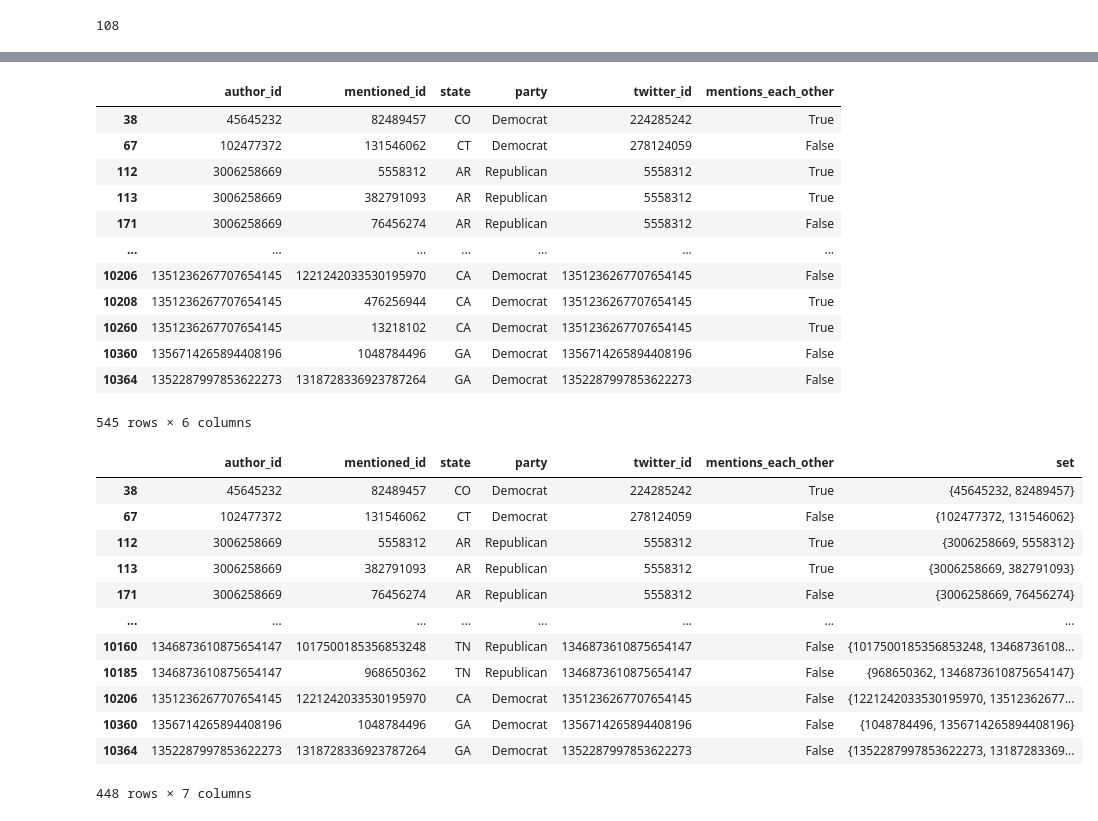
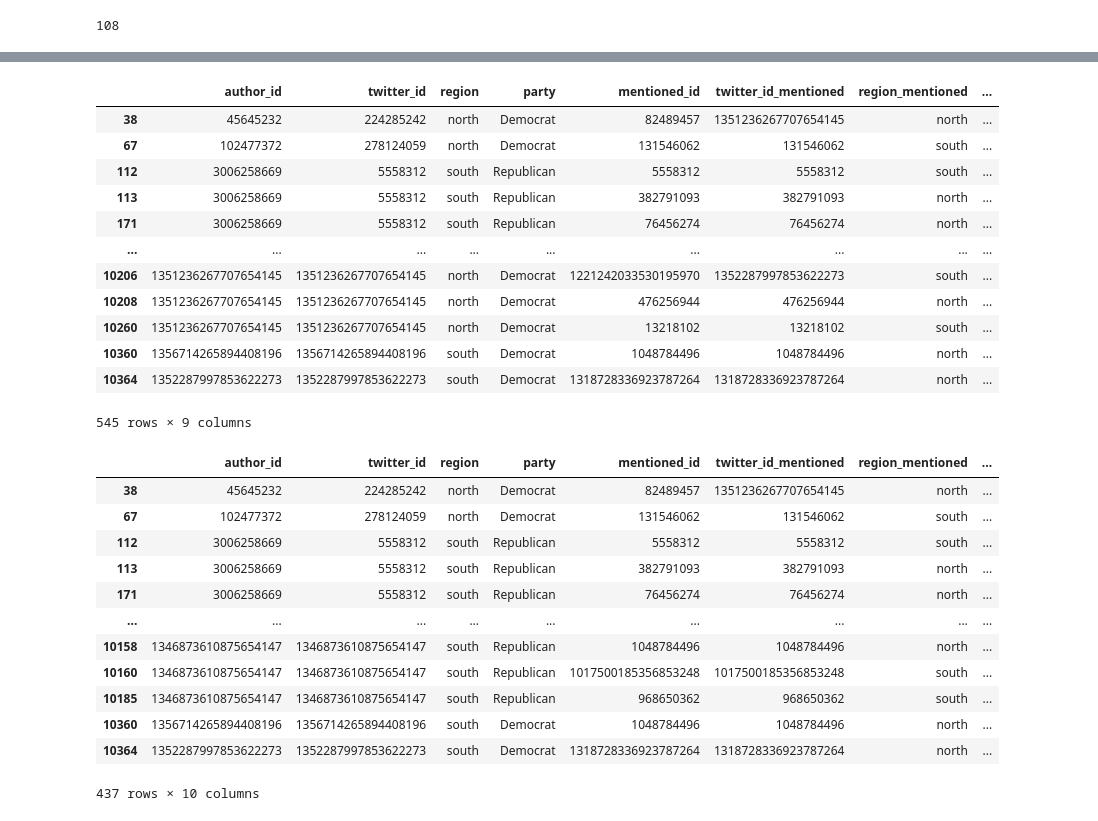
Before and after one commit to CEL-lab/multilayer_polarization, a Jupyter notebook: data/reciprocity.ipynb, the cells around one changed output, grey strips where cells are left out. Saved outputs shown, nothing was run; the diff lists cells and outputs as text; code cells hidden in the pictures.

Commit message:
mention matrix

```diff
--- a/data/reciprocity.ipynb
+++ b/data/reciprocity.ipynb
@@ -212,3 +234,6 @@ mentionedUsers
+# %%
+# mentionedUsers.merge(authorIDTwitterID, left_on = 'mentioned_id', right_on = 'author_id', how='left')
+mentionedUsers = mentionedUsers.merge(authorIDTwitterID, left_on='mentioned_id', right_on='author_id', how='left', suffixes=('', '_mentioned'))
 # %%
 print(len(mentionedUsers["mentioned_id"].unique()))
 print(len(mentionedUsers["author_id"].unique()))
@@ -257,0 +287,7 @@ filtered_data
+# %%
+# drop author_id_mentioned column from filtered_data
+filtered_data = filtered_data.drop(columns=['author_id_mentioned'])
+# %%
+# rearrange columns
+filtered_data = filtered_data[['author_id', 'twitter_id', 'region', 'party', 'mentioned_id', 'twitter_id_mentioned', 'region_mentioned', 'party_mentioned']]
+filtered_data
@@ -372,51 +412,57 @@ df = filtered_data
 # Create a new DataFrame with the desired structure
 new_df = pd.DataFrame({
     'author_id': df['author_id'],
+    'twitter_id': df['twitter_id'],
+    'region': df['region'],
+    'party': df['party'],
     'mentioned_id': df['mentioned_id'],
-    'state': df['state'],
-    'party': df['party'],
-    'twitter_id': df['twitter_id']
+    'twitter_id_mentioned': df['twitter_id_mentioned'],
+    'region_mentioned': df['region_mentioned'],
+    'party_mentioned': df['party_mentioned']
 })
 
 # Function to check if users mentioned each other
 def check_mention(row):
-    return any((df['author_id'] == row['mentioned_id']) & (df['mentioned_id'] == row['author_id']))
+    return any(
+        (df['author_id'] == row['mentioned_id']) & (df['mentioned_id'] == row['author_id'])
+        )
+    return any((df['twitter_id'] == row['twitter_id_mentioned']) & (df['twitter_id_mentioned'] == row['twitter_id']))
 
 # Apply the function to each row
 new_df['mentions_each_other'] = new_df.apply(check_mention, axis=1)
 
 new_df
 # %% [output]
-|  | author_id | mentioned_id | state | party | twitter_id | mentions_each_other |
-| 38 | 45645232 | 82489457 | CO | Democrat | 224285242 | True |
-| 67 | 102477372 | 131546062 | CT | Democrat | 278124059 | False |
-| 112 | 3006258669 | 5558312 | AR | Republican | 5558312 | True |
-| 113 | 3006258669 | 382791093 | AR | Republican | 5558312 | True |
-| 171 | 3006258669 | 76456274 | AR | Republican | 5558312 | False |
-| ... | ... | ... | ... | ... | ... | ... |
-| 10206 | 1351236267707654145 | 1221242033530195970 | CA | Democrat | 1351236267707654145 | False |
-| 10208 | 1351236267707654145 | 476256944 | CA | Democrat | 1351236267707654145 | True |
-| 10260 | 1351236267707654145 | 13218102 | CA | Democrat | 1351236267707654145 | True |
-| 10360 | 1356714265894408196 | 1048784496 | GA | Democrat | 1356714265894408196 | False |
-| 10364 | 1352287997853622273 | 1318728336923787264 | GA | Democrat | 1352287997853622273 | False |
+|  | author_id | twitter_id | region | party | mentioned_id | twitter_id_mentioned | region_mentioned | ... |
+| 38 | 45645232 | 224285242 | north | Democrat | 82489457 | 1351236267707654145 | north | ... |
+| 67 | 102477372 | 278124059 | north | Democrat | 131546062 | 131546062 | south | ... |
+| 112 | 3006258669 | 5558312 | south | Republican | 5558312 | 5558312 | south | ... |
+| 113 | 3006258669 | 5558312 | south | Republican | 382791093 | 382791093 | north | ... |
+| 171 | 3006258669 | 5558312 | south | Republican | 76456274 | 76456274 | north | ... |
+| ... | ... | ... | ... | ... | ... | ... | ... | ... |
+| 10206 | 1351236267707654145 | 1351236267707654145 | north | Democrat | 1221242033530195970 | 1352287997853622273 | south | ... |
+| 10208 | 1351236267707654145 | 1351236267707654145 | north | Democrat | 476256944 | 476256944 | north | ... |
+| 10260 | 1351236267707654145 | 1351236267707654145 | north | Democrat | 13218102 | 13218102 | south | ... |
+| 10360 | 1356714265894408196 | 1356714265894408196 | south | Democrat | 1048784496 | 1048784496 | north | ... |
+| 10364 | 1352287997853622273 | 1352287997853622273 | south | Democrat | 1318728336923787264 | 1318728336923787264 | north | ... |
-545 rows × 6 columns
+545 rows × 9 columns
 # %%
 # create set from author_id and mentioned_id columns into new column
-new_df['set'] = new_df.apply(lambda x: {x['author_id'], x['mentioned_id']}, axis=1)
+new_df['set'] = new_df.apply(lambda x: {x['twitter_id'], x['twitter_id_mentioned']}, axis=1)
 # drop duplicates in set column
 new_df = new_df.drop_duplicates(subset=['set'])
 new_df
 # %% [output]
-|  | author_id | mentioned_id | state | party | twitter_id | mentions_each_other | set |
-| 38 | 45645232 | 82489457 | CO | Democrat | 224285242 | True | {45645232, 82489457} |
-| 67 | 102477372 | 131546062 | CT | Democrat | 278124059 | False | {102477372, 131546062} |
-| 112 | 3006258669 | 5558312 | AR | Republican | 5558312 | True | {3006258669, 5558312} |
-| 113 | 3006258669 | 382791093 | AR | Republican | 5558312 | True | {3006258669, 382791093} |
-| 171 | 3006258669 | 76456274 | AR | Republican | 5558312 | False | {3006258669, 76456274} |
-| ... | ... | ... | ... | ... | ... | ... | ... |
-| 10160 | 1346873610875654147 | 1017500185356853248 | TN | Republican | 1346873610875654147 | False | {1017500185356853248, 13468736108... |
-| 10185 | 1346873610875654147 | 968650362 | TN | Republican | 1346873610875654147 | False | {968650362, 1346873610875654147} |
-| 10206 | 1351236267707654145 | 1221242033530195970 | CA | Democrat | 1351236267707654145 | False | {1221242033530195970, 13512362677... |
-| 10360 | 1356714265894408196 | 1048784496 | GA | Democrat | 1356714265894408196 | False | {1048784496, 1356714265894408196} |
-| 10364 | 1352287997853622273 | 1318728336923787264 | GA | Democrat | 1352287997853622273 | False | {1352287997853622273, 13187283369... |
+|  | author_id | twitter_id | region | party | mentioned_id | twitter_id_mentioned | region_mentioned | ... |
+| 38 | 45645232 | 224285242 | north | Democrat | 82489457 | 1351236267707654145 | north | ... |
+| 67 | 102477372 | 278124059 | north | Democrat | 131546062 | 131546062 | south | ... |
+| 112 | 3006258669 | 5558312 | south | Republican | 5558312 | 5558312 | south | ... |
+| 113 | 3006258669 | 5558312 | south | Republican | 382791093 | 382791093 | north | ... |
+| 171 | 3006258669 | 5558312 | south | Republican | 76456274 | 76456274 | north | ... |
+| ... | ... | ... | ... | ... | ... | ... | ... | ... |
+| 10158 | 1346873610875654147 | 1346873610875654147 | south | Republican | 1048784496 | 1048784496 | north | ... |
+| 10160 | 1346873610875654147 | 1346873610875654147 | south | Republican | 1017500185356853248 | 1017500185356853248 | south | ... |
+| 10185 | 1346873610875654147 | 1346873610875654147 | south | Republican | 968650362 | 968650362 | south | ... |
+| 10360 | 1356714265894408196 | 1356714265894408196 | south | Democrat | 1048784496 | 1048784496 | north | ... |
+| 10364 | 1352287997853622273 | 1352287997853622273 | south | Democrat | 1318728336923787264 | 1318728336923787264 | north | ... |
-448 rows × 7 columns
+437 rows × 10 columns
```
Also changed, not shown: parts of 19 cells of this notebook, 1 other file.
